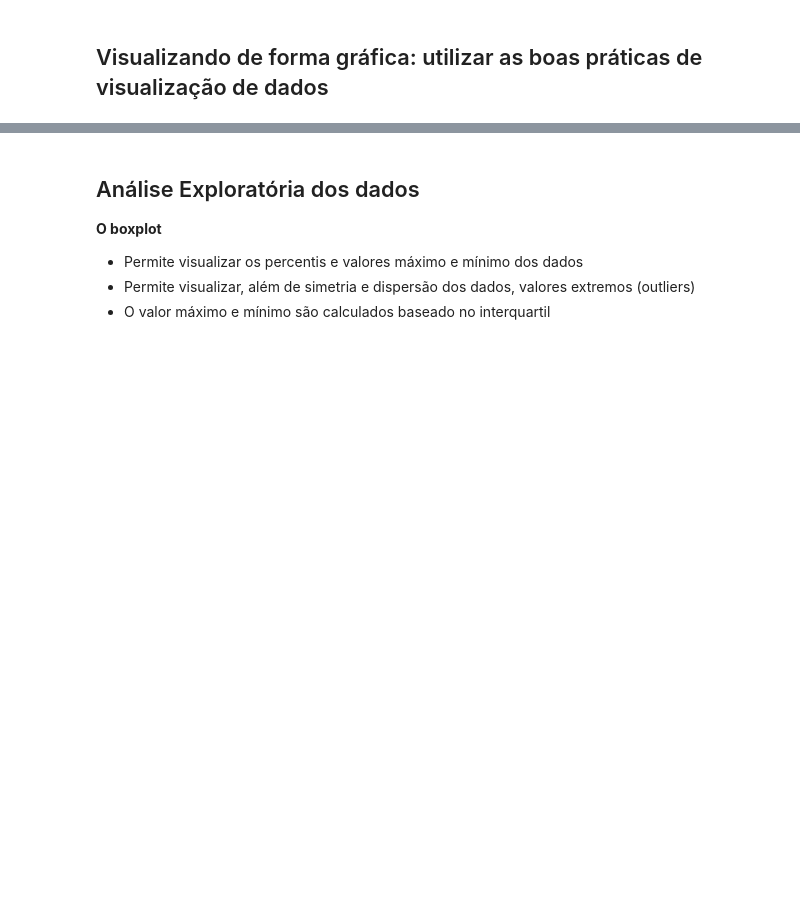
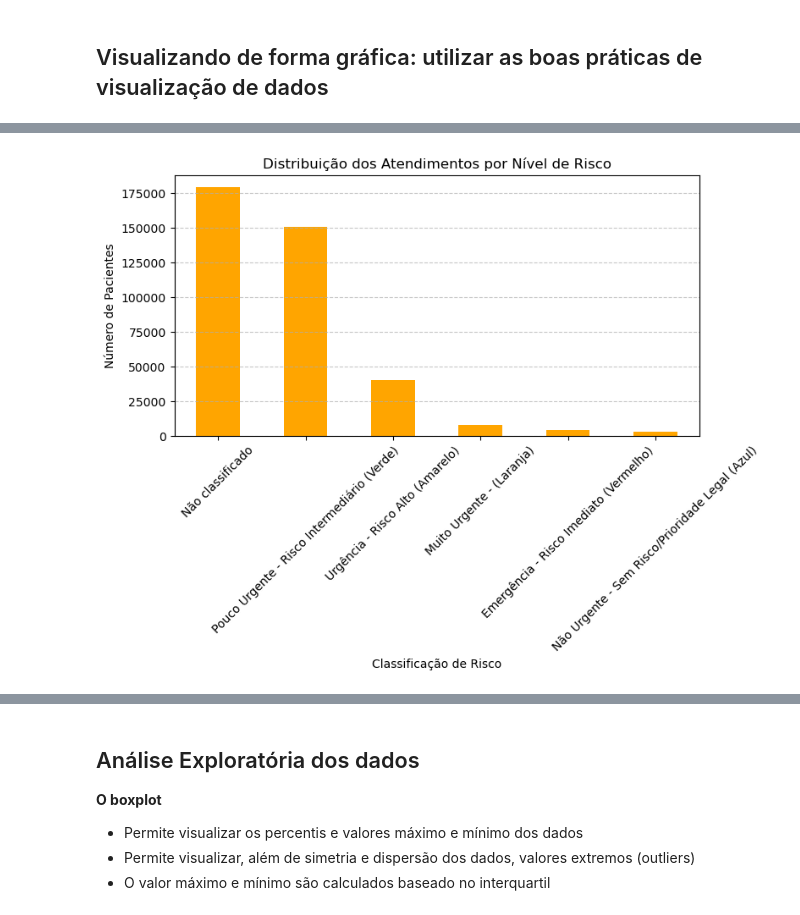
Before and after one commit to lfHagy/topicosUnimed, a Jupyter notebook: Desafio2.ipynb, the cells around one changed output, grey strips where cells are left out. Saved outputs shown, nothing was run; the diff lists cells and outputs as text; code cells hidden in the pictures; blank space fills up the shorter version.

```diff
--- a/Desafio2.ipynb
+++ b/Desafio2.ipynb
@@ -36,0 +260,13 @@ Serão fornecidos os seguintes dados para a análise:
+# %%
+# classificação de risco
+classificacao_risco = risco['ds_risco'].value_counts()
+plt.figure(figsize=(8, 4))
+classificacao_risco.plot(kind='bar', color='orange')
+plt.title('Distribuição dos Atendimentos por Nível de Risco')
+plt.xlabel('Classificação de Risco')
+plt.ylabel('Número de Pacientes')
+plt.grid(axis='y', linestyle='--', alpha=0.7)
+plt.xticks(rotation=45)
+plt.show()
+# %% [output]
+[figure, added]
```
Also changed, not shown: parts of 17 cells of this notebook, 1 other file.
